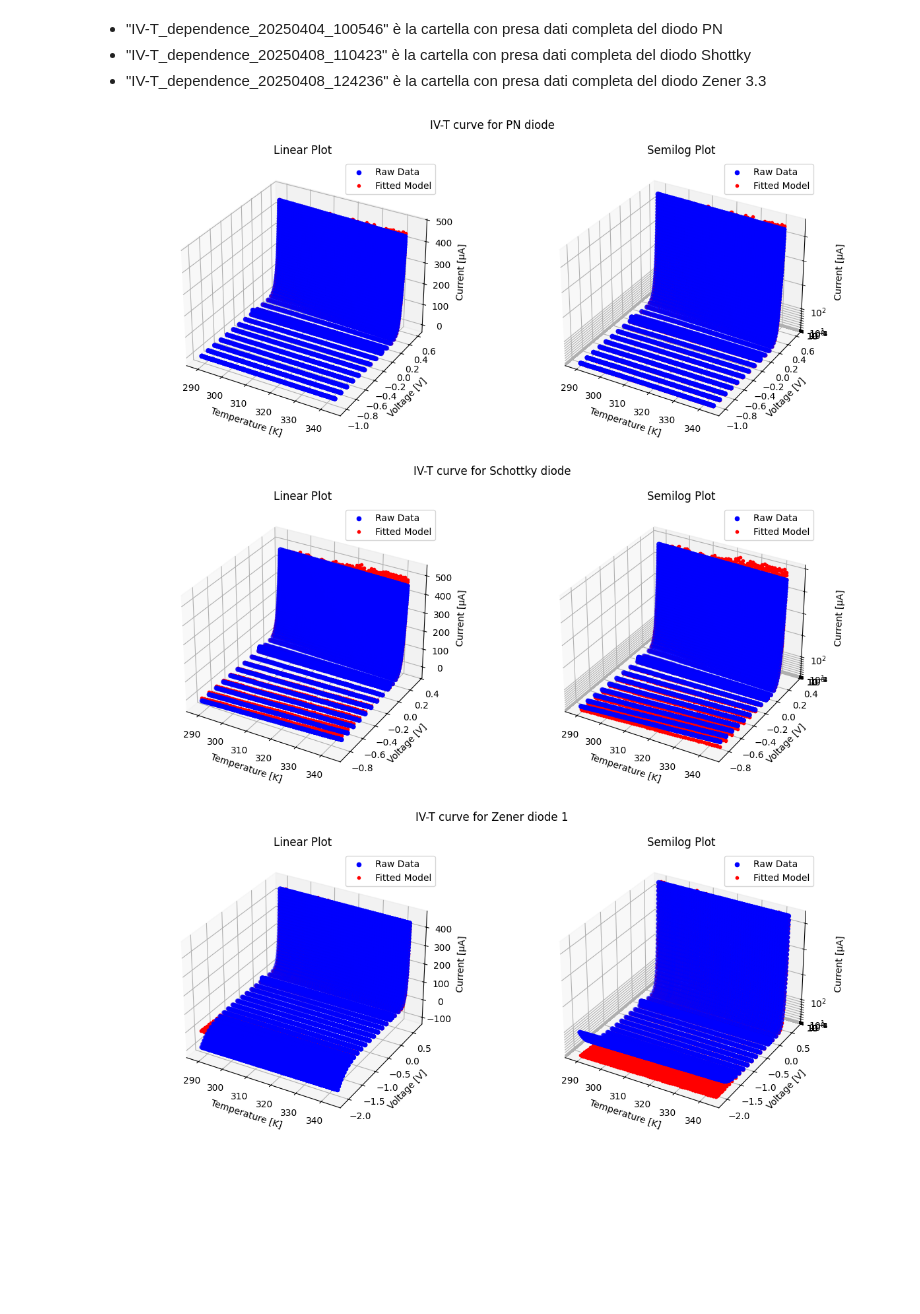
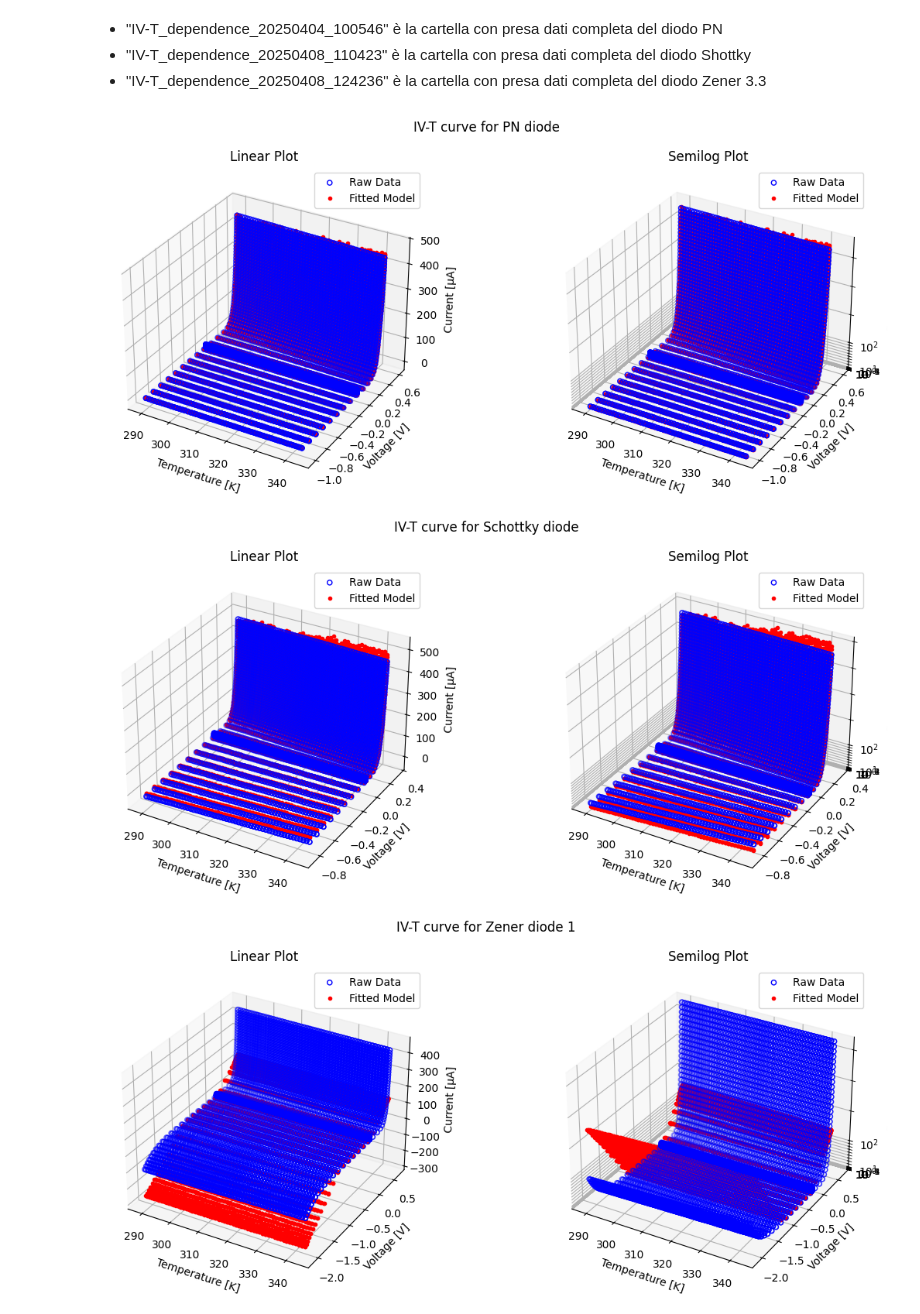
Before and after one commit to moncapiten/PID, a Jupyter notebook: logbook.ipynb, the cells around one changed output. Drawn from its saved outputs; the diff is of its cells as text; code cells hidden in the pictures; blank space fills up the shorter version.

Commit message:
Modifica logbook, aggiunta del modello Zener

```diff
--- a/logbook.ipynb
+++ b/logbook.ipynb
@@ -124,7 +127,7 @@ import numpy as np
 import os
 from scipy.optimize import curve_fit
 import matplotlib.pyplot as plt
-%matplotlib widget
+#%matplotlib widget
 
 # Modelli
 def PN_model(X, I0, gam, Eg, n):
@@ -139,12 +142,31 @@ def Schottky_model(X, I0, gam, Esh, n):
     Is = I0 * T**gam * np.exp(-Esh / (k * T))
     return Is * (np.exp(V / (n * Vt)) - 1) * 1e6
 
-def Zener_model(X, I0, gam, Eg, n):
-    return PN_model(X, I0, gam, Eg, n)
+def Zener_model(X, I0, Eg, n, VZ0=1.0, I_leak=0):
+    V, T = X
+    k = 8.617333e-5  # eV/K
+    q = 1.0          # carica (unità compatibili con V e k)
+
+    Is = I0 * T**(3/2) * np.exp(-Eg / (k * T))  # corrente di saturazione
+    Vz_T = np.full_like(V, 1.0)             # soglia Zener costante
+    I = np.zeros_like(V)
+
+    # Regime diretto: V > 0
+    mask_fwd = V > 0
+    I[mask_fwd] = Is[mask_fwd] * (np.exp(q * V[mask_fwd] / (n * k * T[mask_fwd])) - 1)
+
+    # Regime Zener (breakdown inverso): V < -VZ0
+    mask_zener = V < -Vz_T
+    I[mask_zener] = -Is[mask_zener] * (np.exp(-q * (V[mask_zener] + Vz_T[mask_zener]) / (n * k * T[mask_zener])) - 1)
+
+    # Regime di perdita: -VZ0 < V < 0
+    mask_leak = (~mask_fwd) & (~mask_zener)
+    I[mask_leak] = I_leak
+
+    return I * 1e6  # [μA]
 
 # Parametri
-
-names = ['PN diode', 'Schottky diode', 'Zener diode 1', 'Zener diode 2']
+names = {'PN diode':[-1, 5], 'Schottky diode':[-1, 5], 'Zener diode 1':[-3, 5], 'Zener diode 2':[-5, 5]}
 filenames = [
     'IV-T_dependence_20250404_100546/',
     'IV-T_dependence_20250408_110423/',
@@ -154,25 +176,24 @@ filenames = [
 for choose_diode in range(1,4):
     base_path = os.path.join('Data', filenames[choose_diode - 1])
     temps = np.arange(16, 71)
+    offsets = list(names.values())[choose_diode-1]
 
-    if choose_diode in (1,2):
-        offsets = [-1, 5]
-    else: offsets = [-3, 5]
-
+    # Lettura dati
     pulls = range(3)
     flag_return_T = flag_return_V = True
-
-    # Lettura dati
     V_all, T_all, I_all = [], [], []
 
     def filename(T, offsets, pull, direction):
         dir_str = 'Go' if direction == 1 else 'Return'
         return f'IV_T{T:.2f}_V{offsets[0]:.2f}_{offsets[1]:.2f}_{pull}Pull_T{dir_str}.txt'
 
+    # Lettura delle pull
     for direction in [1, 2] if flag_return_T else [1]:
         for T in reversed(temps) if direction == 2 else temps:
             for pull in pulls:
-                path = os.path.join(base_path, filename(T, offsets, pull, direction))
+                try:
+                    path = os.path.join(base_path, filename(T, offsets, pull, direction))
+                except Exception: print("Path non trovata")
                 try:
                     data = np.loadtxt(path)
                     V_all.extend(data[:, 4 if direction == 1 else 5])
@@ -188,47 +209,48 @@ for choose_diode in range(1,4):
 
     # Fit
     p0_dict = {
-        1: [2e-8, 1.5, 1.8, 2],
-        2: [2e-8, 2, 0.3, 2],
-        3: [2e-8, 1.8, 1.8, 4],
-        4: [2e-8, 1.8, 1.8, 4]
+        1: [2e-8, 1.5, 1.8, 2],   # [I0, γ, Eg, n]     Bipola model
+        2: [2e-8, 2, 0.3, 2],     # [I0, γ, Eg, n]     Schottky model
+        3: [2e-8, 1.8, 4, -1.0],  # [I0, Eg, n, VZ0]   Zener model
+        4: [2e-8, 1.8, 4, -1.0]   # [I0, Eg, n, VZ0]
     }
     models = {1: PN_model, 2: Schottky_model, 3: Zener_model, 4: Zener_model}
     p0 = p0_dict[choose_diode]
     model = models[choose_diode]
-    beta, _ = curve_fit(model, X, I_all, p0, maxfev=100000)
+    #beta, _ = curve_fit(model, X, I_all, p0, maxfev=100000)
+    beta, _ = curve_fit(model, X, I_all, maxfev=1000000)
 
     # Plot
     fig = plt.figure(figsize=(12, 5))
     ax1 = fig.add_subplot(121, projection='3d')
     ax2 = fig.add_subplot(122, projection='3d')
 
     I_fit = model(X, *beta)
     for ax, scale, title in zip([ax1, ax2], ['linear', 'log'], ['Linear Plot', 'Semilog Plot']):
         Z = np.abs(I_all) if scale == 'log' else I_all
         Z_fit = np.abs(I_fit) if scale == 'log' else I_fit
 
         if scale == 'log':
             valid_Z = Z[Z > 0]
             valid_Z_fit = Z_fit[Z_fit > 0]
             if len(valid_Z) > 0 and len(valid_Z_fit) > 0:
                 z_min = 0.1 * min(np.min(valid_Z), np.min(valid_Z_fit))
                 z_max = max(np.max(valid_Z), np.max(valid_Z_fit))
                 ax.set_zlim(z_min, z_max)
 
-        ax.scatter(T_all, V_all, Z, label='Raw Data', color='blue')
+        ax.scatter(T_all, V_all, Z, label='Raw Data', marker='o', edgecolors='blue', facecolors='none')
         ax.plot(T_all, V_all, Z_fit, 'r.', label='Fitted Model')
         ax.set_xlabel('Temperature [K]')
         ax.set_ylabel('Voltage [V]')
         ax.set_zlabel('Current [μA]')
         ax.set_title(title)
         if scale == 'log': ax.set_zscale('log')
         ax.legend()
 
-    fig.suptitle(f'IV-T curve for {names[choose_diode - 1]}')
+    fig.suptitle(f'IV-T curve for {list(names.keys())[choose_diode - 1]}')
     plt.tight_layout()
     plt.show()
 # %% [output]
-[figure, old version]
+[figure, new version]
-[figure, old version]
+[figure, new version]
-[figure, old version]
+[figure, new version]
```
Also changed, not shown: parts of 2 cells of this notebook, 5 other files.
